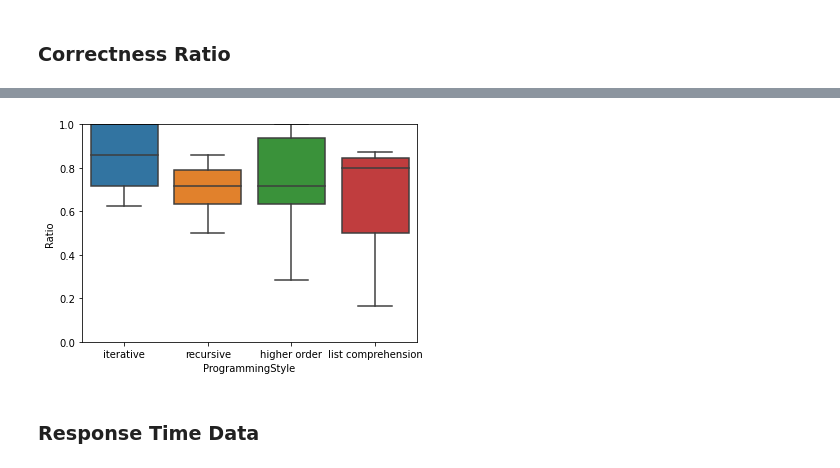
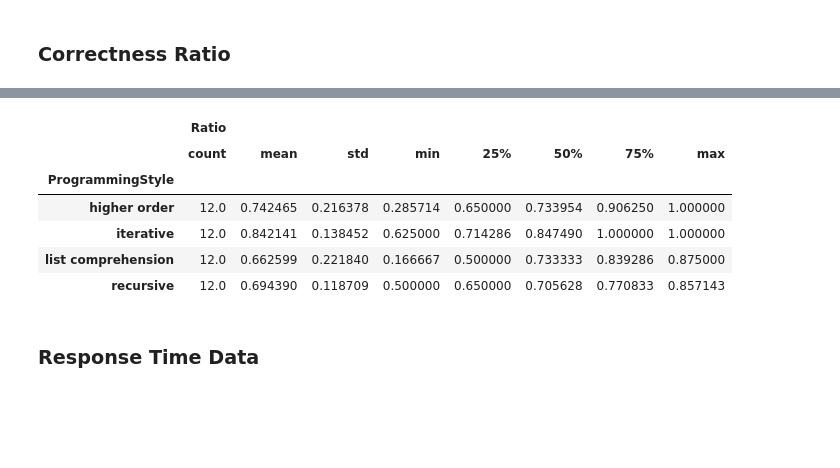
Before and after one commit to Sonaion/bachelor-arbeit, a Jupyter notebook: DataEvaluation/RQ01_01_Behavioral.ipynb, the cells around one changed output, grey strips where cells are left out. Drawn from its saved outputs; the diff is of its cells as text; code cells hidden in the pictures; blank space fills up the shorter version.

```diff
--- a/DataEvaluation/RQ01_01_Behavioral.ipynb
+++ b/DataEvaluation/RQ01_01_Behavioral.ipynb
@@ -94,17 +112,17 @@ plt.close('all')
 # %%
+df_tmp = df_correctness_ratio[["ProgrammingStyle", "Algorithm", "Ratio"]].copy()
+df_tmp["Ratio"] = df_tmp["Ratio"].astype(float)
 result = df_tmp[["ProgrammingStyle", "Ratio"]].groupby("ProgrammingStyle").describe()
-result.to_excel("./tmp.xlsx")
+result.to_excel("./results/data/RQ1_CorrectnessRatioDescribe.xlsx")
+result
+# %% [output]
+|  | Ratio |  |  |  |  |  |  |  |
+|  | count | mean | std | min | 25% | 50% | 75% | max |
+| ProgrammingStyle |  |  |  |  |  |  |  |  |
+| higher order | 12.0 | 0.742465 | 0.216378 | 0.285714 | 0.650000 | 0.733954 | 0.906250 | 1.000000 |
+| iterative | 12.0 | 0.842141 | 0.138452 | 0.625000 | 0.714286 | 0.847490 | 1.000000 | 1.000000 |
+| list comprehension | 12.0 | 0.662599 | 0.221840 | 0.166667 | 0.500000 | 0.733333 | 0.839286 | 0.875000 |
+| recursive | 12.0 | 0.694390 | 0.118709 | 0.500000 | 0.650000 | 0.705628 | 0.770833 | 0.857143 |
-# %%
-df_tmp = df_correctness_ratio[["ProgrammingStyle", "Algorithm", "Ratio"]]
-df_tmp = df_tmp[df_tmp["Algorithm"] != "total"]
-df_tmp["Ratio"] = df_tmp["Ratio"].astype(float)
-ax = sns.boxplot(x="ProgrammingStyle", y="Ratio", data=df_tmp)
-ax.set(ylim=(0.0, 1.0))
-plt.savefig("./results/behavioral_correctness_ratio_boxplot.png")
-plt.show()
-plt.close('all')
-# %% [output]
-[figure, removed]
 # %% [markdown]
 ### Response Time Data
 # %%
```
Also changed, not shown: parts of 33 cells of this notebook, 3 other files.
